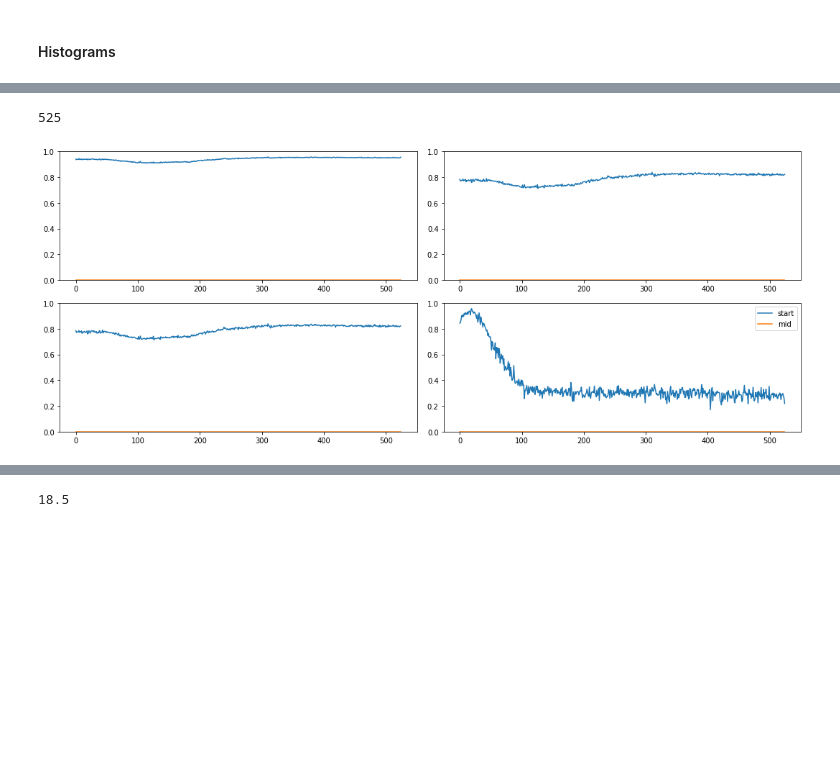
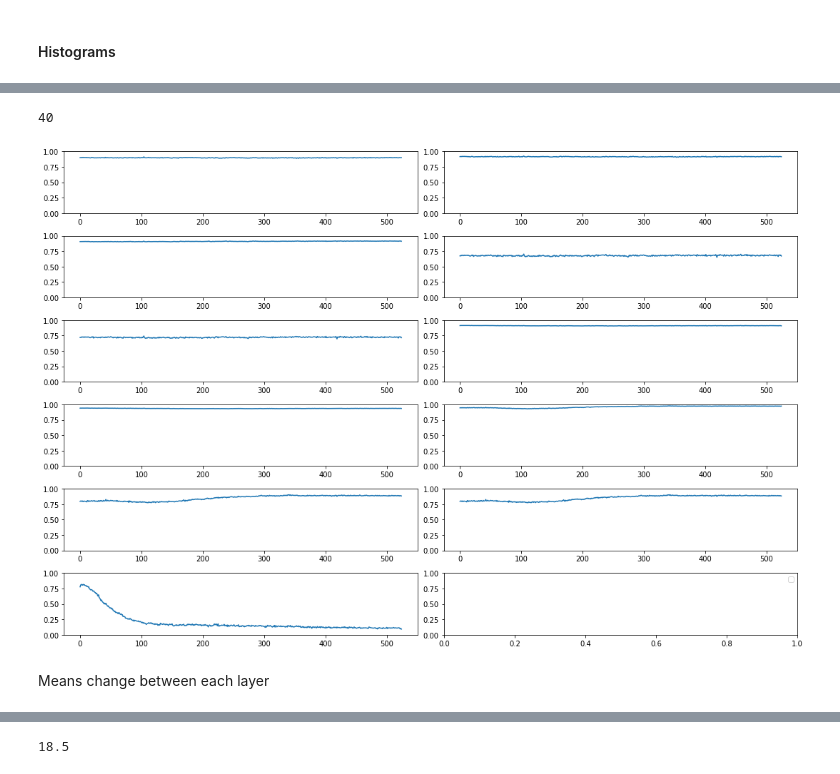
Before and after one commit to adriangrepo/fastai_2019_pt2_dev_course, a Jupyter notebook: dl2/11a_l12_transfer_learning.ipynb, the cells around one changed output, grey strips where cells are left out. Cells and saved outputs as stored; diff of their text form; code cells hidden in the pictures; blank space fills up the shorter version.

Commit message:
lesson 12 batchnorm

```diff
--- a/dl2/11a_l12_transfer_learning.ipynb
+++ b/dl2/11a_l12_transfer_learning.ipynb
@@ -253,8 +274,6 @@ class AdaptiveConcatPool2d(nn.Module):
 # %%
-nh = 40
-
-m_new = nn.Sequential(
-    m_cut, AdaptiveConcatPool2d(), Flatten(),
-    nn.Linear(ni*2, data.c_out))
+#m_new = nn.Sequential(
+#    m_cut, AdaptiveConcatPool2d(), Flatten(),
+#    nn.Linear(ni*2, data.c_out))
 # %%
 learn.model = m_new
@@ -263,12 +318,21 @@ learn.model = m_new
 # %%
+#this is run on each batch
 def append_hist_stats(hook, mod, inp, outp):
     if not hasattr(hook,'stats'):
         hook.stats = ([],[],[])
     means,stds,hists = hook.stats
+    #mod 0 is XResNet object with properties:
+    #_backend, _backward_hooks,_buffers,_forward_hooks (this is where stats is located)
+    #,_load_state_dict_pre_hooks,_modules (87 sequentiol, 1 MaxPool2d)
+    #,_parameters,_state_dict_hooks
+    #then 1 AdaptiveConcatPool2d
+    #then 2 Flatten
+    #then 3 Linear (with shape [64,37])
     if mod.training:
+        #outp.data shape is [64,512,4,4]
         means.append(outp.data.mean().cpu())
         stds .append(outp.data.std().cpu())
-        hists.append(outp.data.cpu().histc(40,0,10)) #histc isn't implemented on the GPU
+        hists.append(outp.data.cpu().histc(40,-10,10)) #histc isn't implemented on the GPU
 # %%
 def plot_hooks(hooks):
     fig,(ax0,ax1) = plt.subplots(1,2, figsize=(10,4))
@@ -305,7 +381,7 @@ def get_start_mins(h, total_bins):
     h1 = torch.stack(h.stats[2]).t().float().cpu()
     return h1[:2].sum(0)/h1.sum(0)
 # %%
-def get_mid_mins(h, total_bins):
+def get_mid_mins(h, max_hist):
     h1 = torch.stack(h.stats[2]).t().float().cpu()
     #get stats on middle bins of histogram data
-    return h1[int((total_bins/2)-1):int((total_bins/2)+2)].sum(0)/h1.sum(0)
+    return h1[int((max_hist/2)-1):int((max_hist/2)+2)].sum(0)/h1.sum(0)
@@ -312,16 +398,16 @@ def get_mid_mins(h, total_bins):
 # %%
-def plot_mins(hooks):
-    fig,axes = plt.subplots(2,2, figsize=(15,6))
+def plot_mid_mins(hooks):
+    half_plots=int((len(hooks)/2) + (len(hooks)/2 % 1 > 0))
+    fig,axes = plt.subplots(half_plots,2, figsize=(15,int(len(hooks)/2)*2))
     hist = get_hist(hooks[0])
-    total_bins=hist.shape[1]
-    print(total_bins)
-    for ax,h in zip(axes.flatten(), hooks[:4]):
-        ax.plot(get_start_mins(h,total_bins))
-        ax.plot(get_mid_mins(h,total_bins))
+    max_hist=hist.shape[0]
+    print(max_hist)
+    for ax,h in zip(axes.flatten(), hooks):
+        ax.plot(get_mid_mins(h,max_hist))
         ax.set_ylim(0,1)
         ax.axis('on')
     plt.tight_layout()
-    plt.legend(['start','mid'])
+    plt.legend(['mid'])
 # %%
 def plot_ep_vals(ep_vals):
     plt.ylabel("loss")
@@ -364,5 +480,5 @@ plot_hooks_hist(hooks_naive)
 # %%
-plot_mins(hooks_naive)
+plot_mid_mins(hooks_naive)
 # %% [output]
-525
+40
-[figure, old version]
+[figure, new version]
@@ -368,0 +496,2 @@ plot_mins(hooks_naive)
+# %% [markdown]
+Means change between each layer
```
Also changed, not shown: parts of 69 cells of this notebook, 3 other files.
